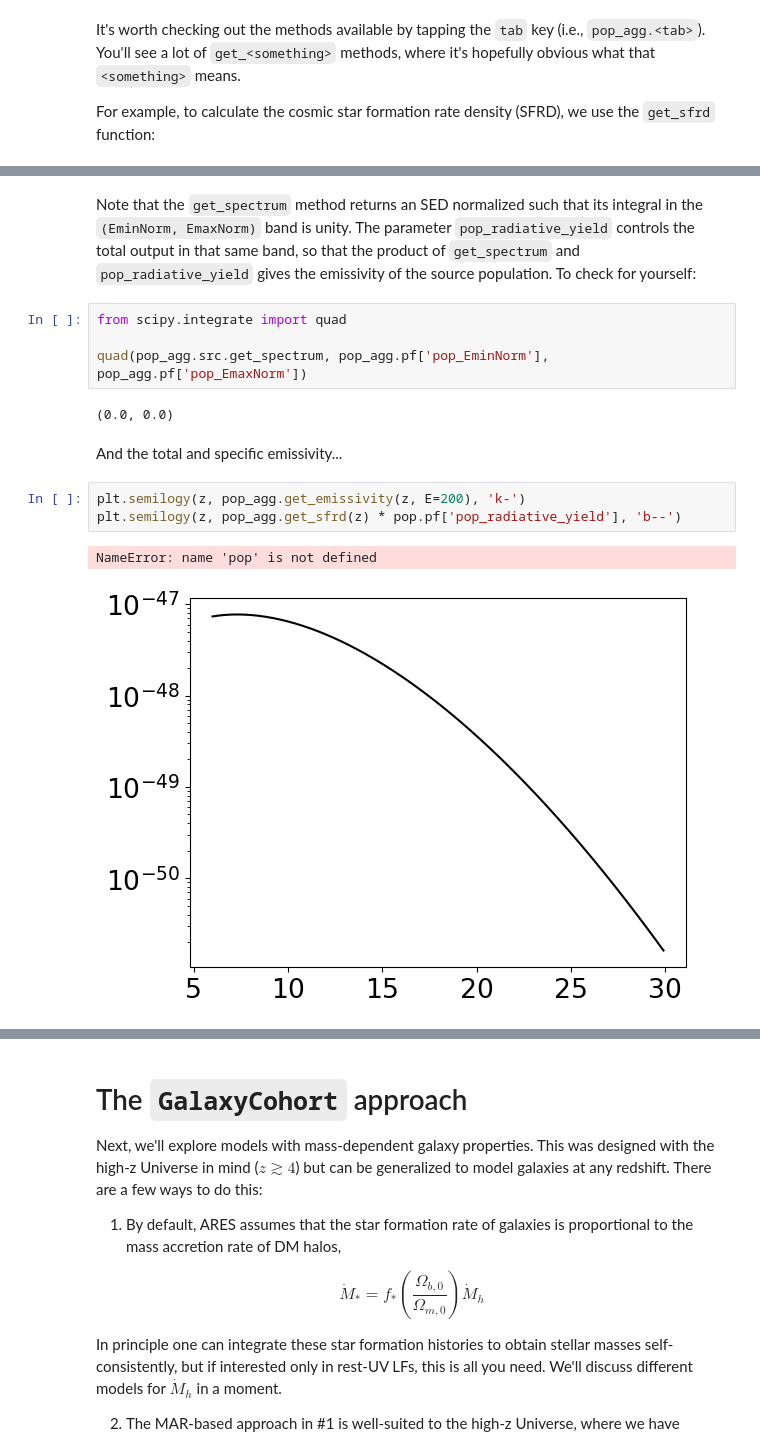
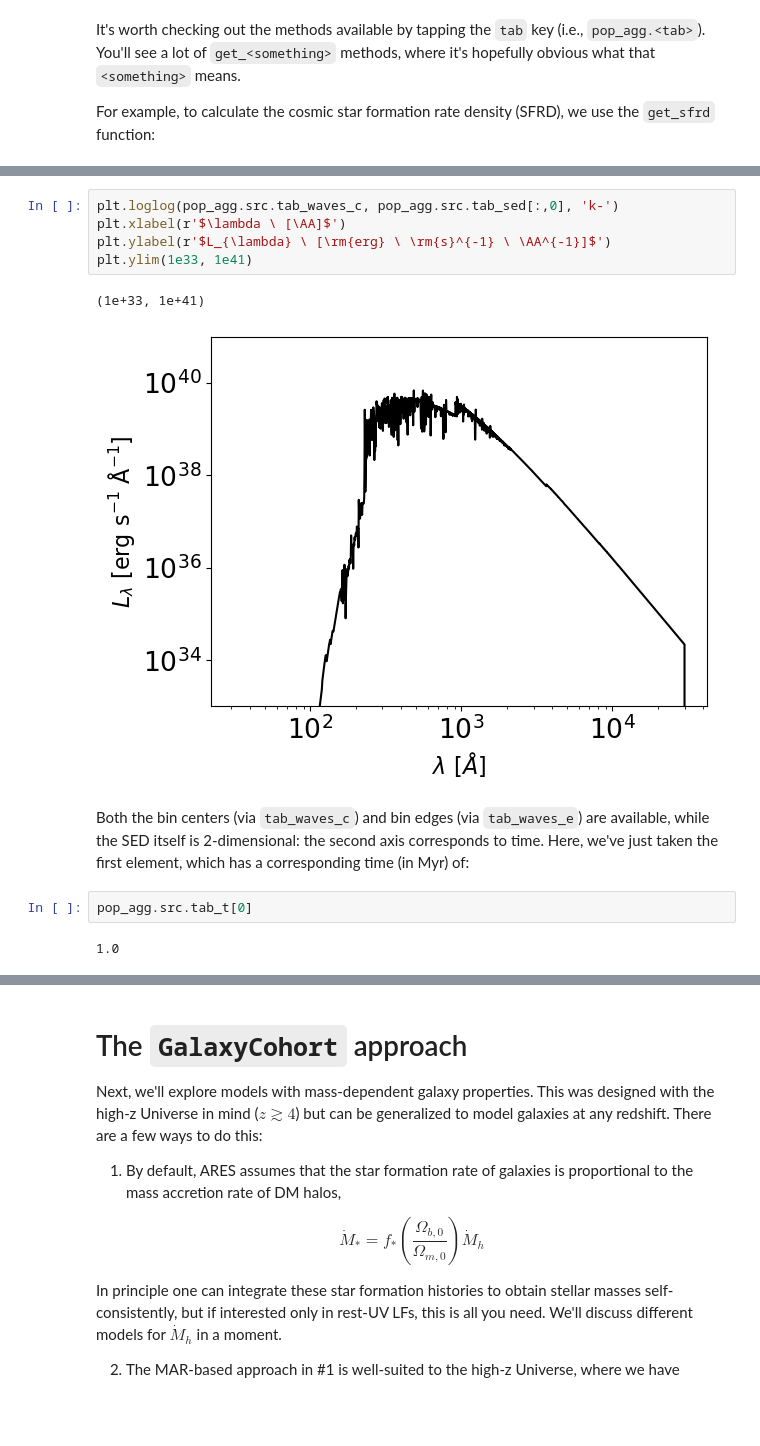
Before and after one commit to mirochaj/ares, a Jupyter notebook: docs/examples/example_galaxies_demo.ipynb, the cells around one changed output, grey strips where cells are left out. Saved outputs shown, nothing was run; the diff lists cells and outputs as text; blank space fills up the shorter version.

```diff
--- a/docs/examples/example_galaxies_demo.ipynb
+++ b/docs/examples/example_galaxies_demo.ipynb
@@ -80,16 +75,14 @@ plt.loglog(E, pop_agg.src.get_spectrum(E), 'k-')
-# %% [markdown]
-Note that the `get_spectrum` method returns an SED normalized such that its integral in the `(EminNorm, EmaxNorm)` band is unity. The parameter `pop_radiative_yield` controls the total output in that same band, so that the product of `get_spectrum` and `pop_radiative_yield` gives the emissivity of the source population. To check for yourself:
-# %%
-from scipy.integrate import quad
-
-quad(pop_agg.src.get_spectrum, pop_agg.pf['pop_EminNorm'], pop_agg.pf['pop_EmaxNorm'])
-# %% [output]
-(0.0, 0.0)
-# %% [markdown]
-And the total and specific emissivity...
-# %%
-plt.semilogy(z, pop_agg.get_emissivity(z, E=200), 'k-')
-plt.semilogy(z, pop_agg.get_sfrd(z) * pop.pf['pop_radiative_yield'], 'b--')
-# %% [output]
-NameError: name 'pop' is not defined
-[figure, removed]
+# %%
+plt.loglog(pop_agg.src.tab_waves_c, pop_agg.src.tab_sed[:,0], 'k-')
+plt.xlabel(r'$\lambda \ [\AA]$')
+plt.ylabel(r'$L_{\lambda} \ [\rm{erg} \ \rm{s}^{-1} \ \AA^{-1}]$')
+plt.ylim(1e33, 1e41)
+# %% [output]
+(1e+33, 1e+41)
+[figure, added]
+# %% [markdown]
+Both the bin centers (via `tab_waves_c`) and bin edges (via `tab_waves_e`) are available, while the SED itself is 2-dimensional: the second axis corresponds to time. Here, we've just taken the first element, which has a corresponding time (in Myr) of:
+# %%
+pop_agg.src.tab_t[0]
+# %% [output]
+1.0
```
Also changed, not shown: parts of 30 cells of this notebook, 17 other files.
